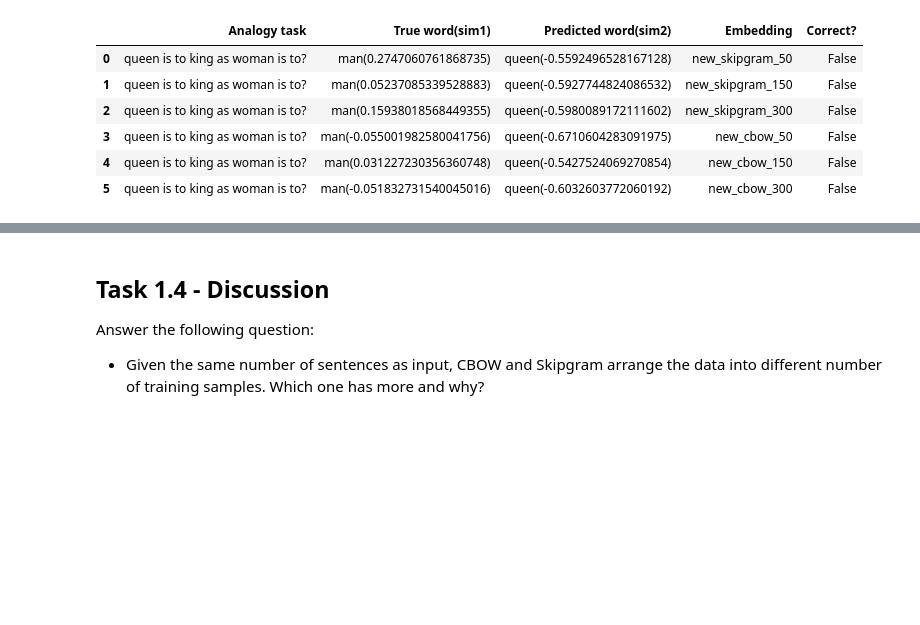
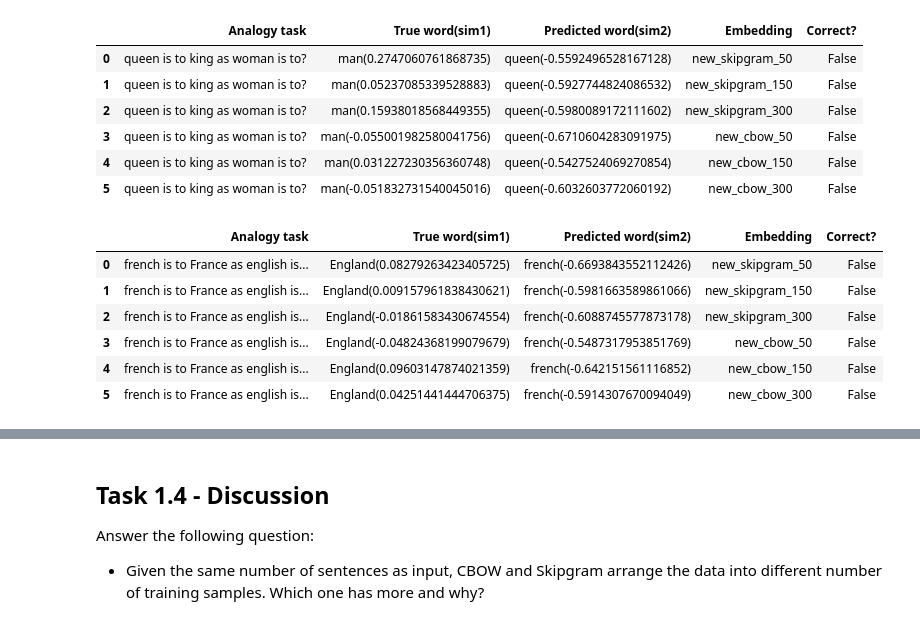
Before and after one commit to Huilin-Zhu/DeepLearningAssignment1, a Jupyter notebook: Assignment_1.ipynb, the cells around one changed output, grey strips where cells are left out. Drawn from its saved outputs; the diff is of its cells as text; code cells hidden in the pictures; blank space fills up the shorter version.

```diff
--- a/Assignment_1.ipynb
+++ b/Assignment_1.ipynb
@@ -589,3 +589,14 @@ analogy('king', 'queen', 'woman', 'man')
 | 3 | queen is to king as woman is to? | man(-0.055001982580041756) | queen(-0.6710604283091975) | new_cbow_50 | False |
 | 4 | queen is to king as woman is to? | man(0.031227230356360748) | queen(-0.5427524069270854) | new_cbow_150 | False |
 | 5 | queen is to king as woman is to? | man(-0.051832731540045016) | queen(-0.6032603772060192) | new_cbow_300 | False |
+# %%
+# french to France as english to England
+analogy('France', 'french', 'english', 'England')
+# %% [output]
+|  | Analogy task | True word(sim1) | Predicted word(sim2) | Embedding | Correct? |
+| 0 | french is to France as english is... | England(0.08279263423405725) | french(-0.6693843552112426) | new_skipgram_50 | False |
+| 1 | french is to France as english is... | England(0.009157961838430621) | french(-0.5981663589861066) | new_skipgram_150 | False |
+| 2 | french is to France as english is... | England(-0.01861583430674554) | french(-0.6088745577873178) | new_skipgram_300 | False |
+| 3 | french is to France as english is... | England(-0.04824368199079679) | french(-0.5487317953851769) | new_cbow_50 | False |
+| 4 | french is to France as english is... | England(0.09603147874021359) | french(-0.642151561116852) | new_cbow_150 | False |
+| 5 | french is to France as english is... | England(0.04251441444706375) | french(-0.5914307670094049) | new_cbow_300 | False |
```
Also changed, not shown: parts of 9 cells of this notebook.
